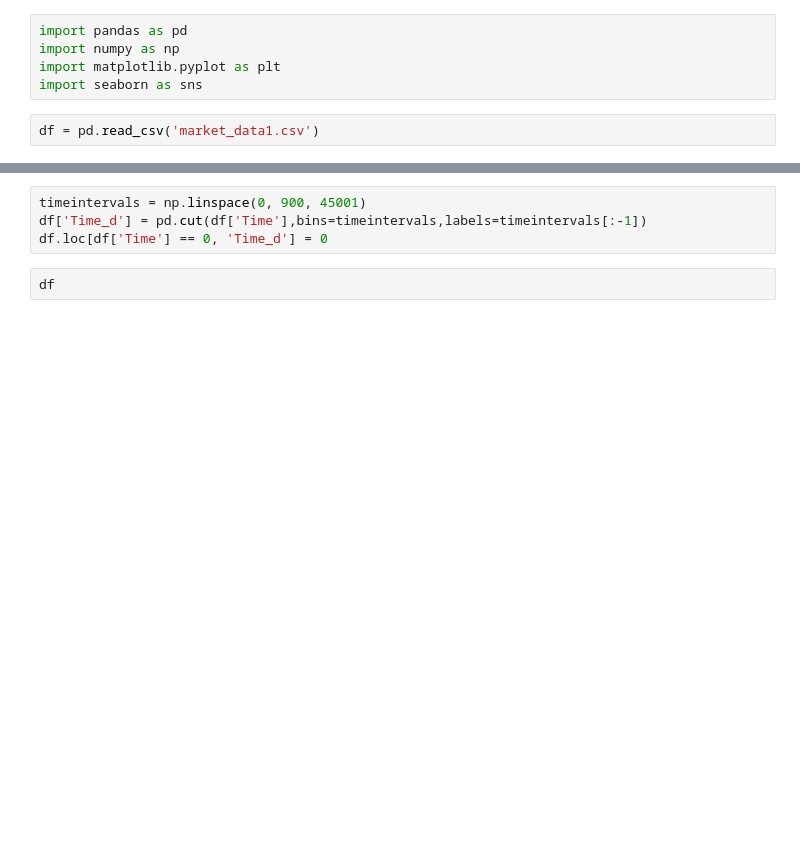
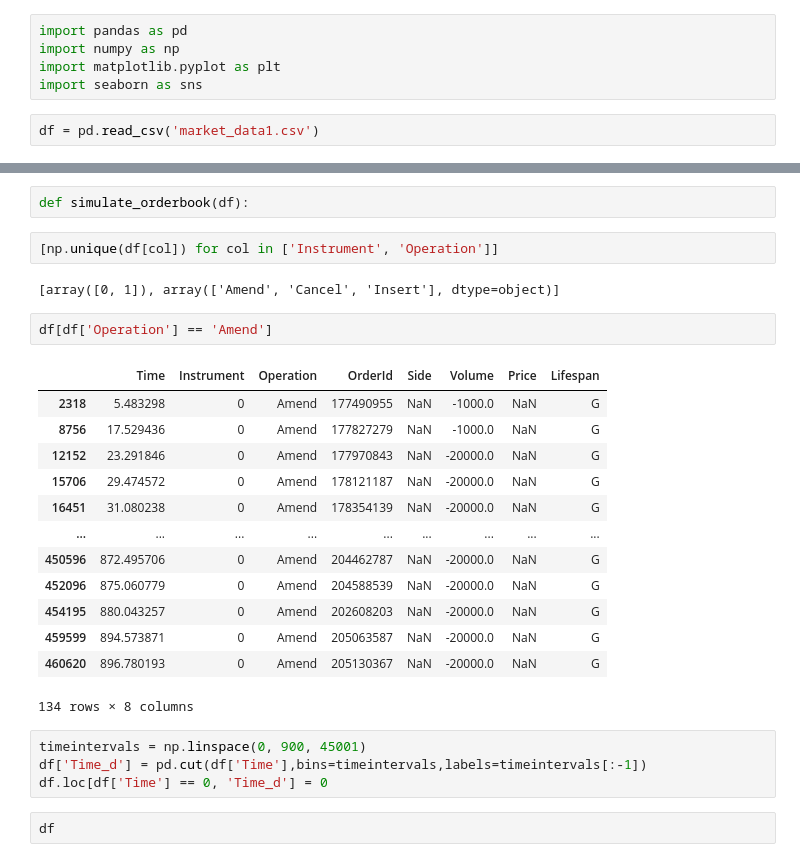
Before and after one commit to KyraZzz/algoTradeGo23, a Jupyter notebook: data/exploaration.ipynb, the cells around one changed output, grey strips where cells are left out. Cells and saved outputs as stored; diff of their text form; blank space fills up the shorter version.

```diff
--- a/data/exploaration.ipynb
+++ b/data/exploaration.ipynb
@@ -8,3 +26,25 @@ df = pd.read_csv('market_data1.csv')
+# %%
+def simulate_orderbook(df):
+# %%
+[np.unique(df[col]) for col in ['Instrument', 'Operation']]
+# %% [output]
+[array([0, 1]), array(['Amend', 'Cancel', 'Insert'], dtype=object)]
+# %%
+df[df['Operation'] == 'Amend']
+# %% [output]
+|  | Time | Instrument | Operation | OrderId | Side | Volume | Price | Lifespan |
+| 2318 | 5.483298 | 0 | Amend | 177490955 | NaN | -1000.0 | NaN | G |
+| 8756 | 17.529436 | 0 | Amend | 177827279 | NaN | -1000.0 | NaN | G |
+| 12152 | 23.291846 | 0 | Amend | 177970843 | NaN | -20000.0 | NaN | G |
+| 15706 | 29.474572 | 0 | Amend | 178121187 | NaN | -20000.0 | NaN | G |
+| 16451 | 31.080238 | 0 | Amend | 178354139 | NaN | -20000.0 | NaN | G |
+| ... | ... | ... | ... | ... | ... | ... | ... | ... |
+| 450596 | 872.495706 | 0 | Amend | 204462787 | NaN | -20000.0 | NaN | G |
+| 452096 | 875.060779 | 0 | Amend | 204588539 | NaN | -20000.0 | NaN | G |
+| 454195 | 880.043257 | 0 | Amend | 202608203 | NaN | -20000.0 | NaN | G |
+| 459599 | 894.573871 | 0 | Amend | 205063587 | NaN | -20000.0 | NaN | G |
+| 460620 | 896.780193 | 0 | Amend | 205130367 | NaN | -20000.0 | NaN | G |
+134 rows × 8 columns
 # %%
 timeintervals = np.linspace(0, 900, 45001)
 df['Time_d'] = pd.cut(df['Time'],bins=timeintervals,labels=timeintervals[:-1])
```
Also changed, not shown: parts of 2 cells of this notebook, 7 other files.
